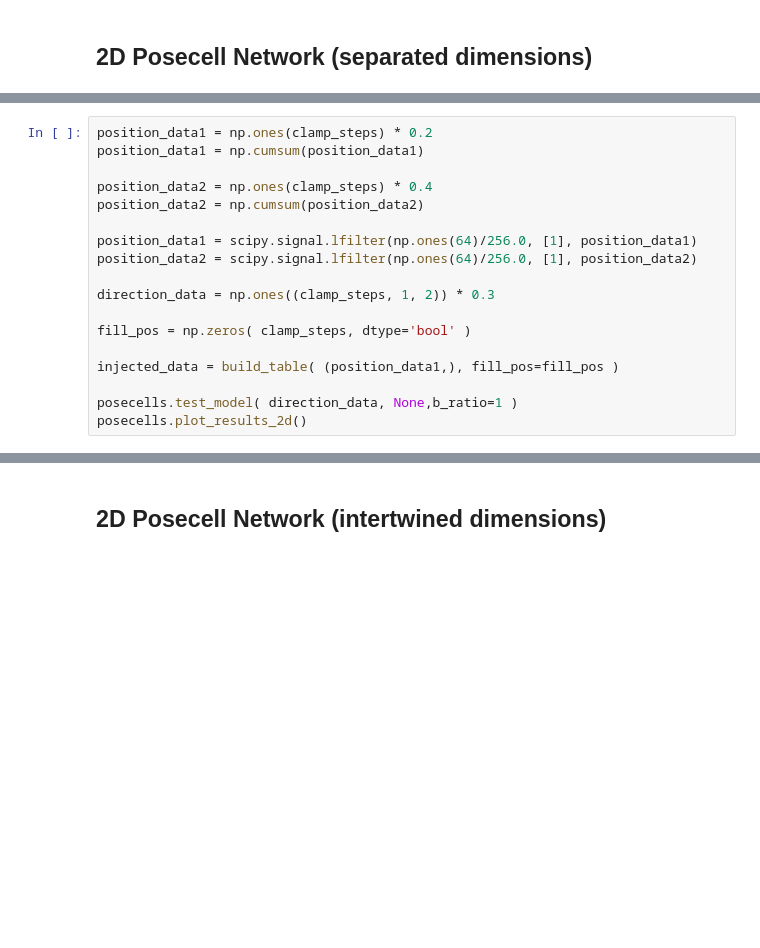
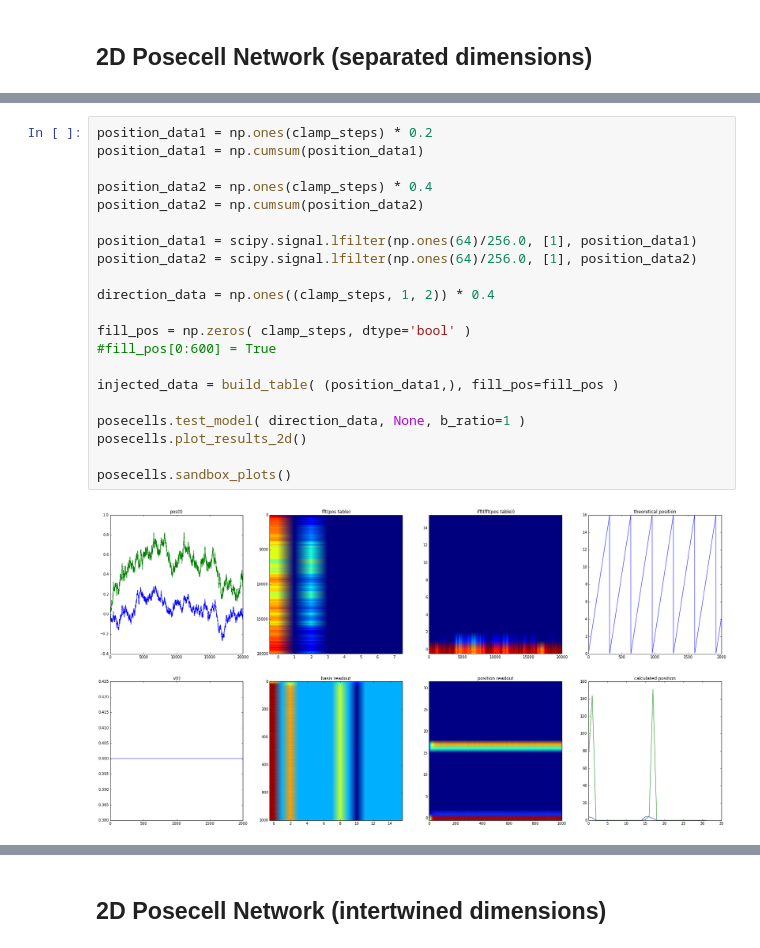
Before and after one commit to bjkomer/ipython-notebooks, a Jupyter notebook: Posecell_Attractor_Network_2D.ipynb, the cells around one changed output, grey strips where cells are left out. Drawn from its saved outputs; the diff is of its cells as text; blank space fills up the shorter version.

```diff
--- a/Posecell_Attractor_Network_2D.ipynb
+++ b/Posecell_Attractor_Network_2D.ipynb
@@ -603,18 +1044,23 @@ posecells = PosecellNetwork()
 # %%
 position_data1 = np.ones(clamp_steps) * 0.2
 position_data1 = np.cumsum(position_data1)
 
 position_data2 = np.ones(clamp_steps) * 0.4
 position_data2 = np.cumsum(position_data2)
 
 position_data1 = scipy.signal.lfilter(np.ones(64)/256.0, [1], position_data1)
 position_data2 = scipy.signal.lfilter(np.ones(64)/256.0, [1], position_data2)
 
-direction_data = np.ones((clamp_steps, 1, 2)) * 0.3
+direction_data = np.ones((clamp_steps, 1, 2)) * 0.4
 
 fill_pos = np.zeros( clamp_steps, dtype='bool' )
+#fill_pos[0:600] = True
 
 injected_data = build_table( (position_data1,), fill_pos=fill_pos )
 
-posecells.test_model( direction_data, None,b_ratio=1 )
+posecells.test_model( direction_data, None, b_ratio=1 )
 posecells.plot_results_2d()
+
+posecells.sandbox_plots()
+# %% [output]
+[figure, added]
```
Also changed, not shown: parts of 5 cells of this notebook.
